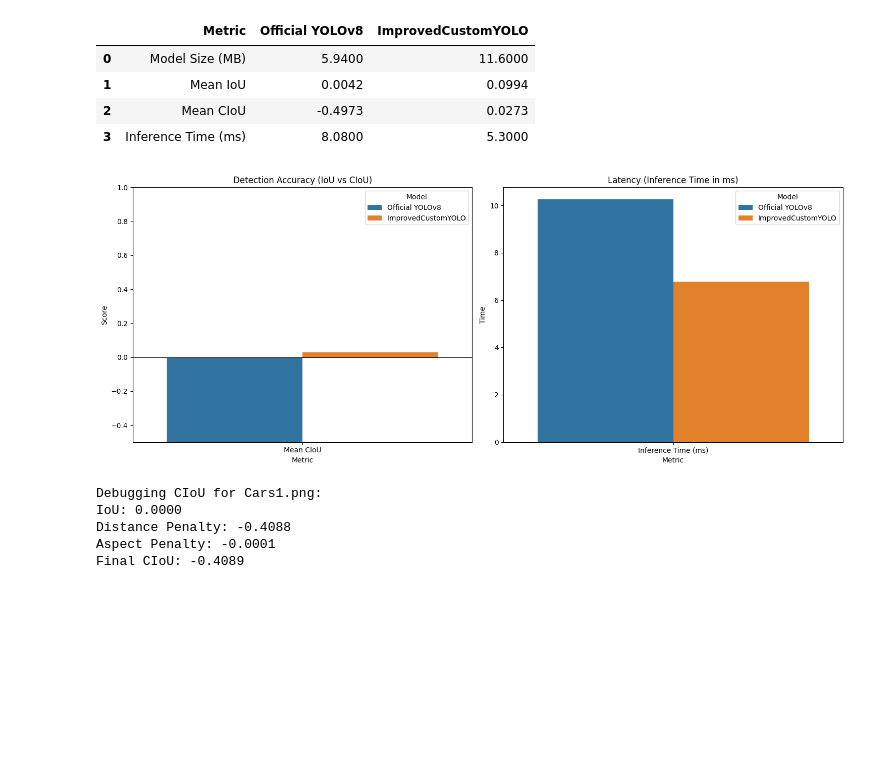
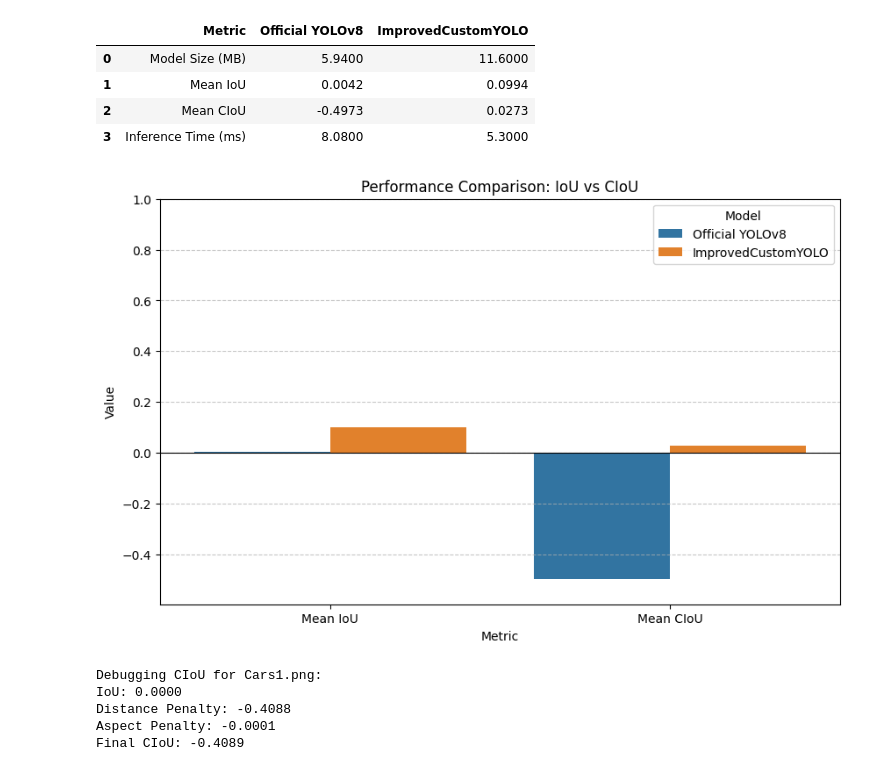
Before and after one commit to RRRRRRL/CarPlate, a Jupyter notebook: CarPlate_Colab_Pipeline.ipynb, the cells around one changed output. Saved outputs shown, nothing was run; the diff lists cells and outputs as text; code cells hidden in the pictures; blank space fills up the shorter version.

```diff
--- a/CarPlate_Colab_Pipeline.ipynb
+++ b/CarPlate_Colab_Pipeline.ipynb
@@ -597,41 +597,40 @@ else:
 # %%
 import pandas as pd
 import matplotlib.pyplot as plt
 import seaborn as sns
 import os
 
 def visualize_comparison(csv_path='runs/comparison/performance_comparison.csv'):
     if not os.path.exists(csv_path):
         print(f"Comparison file not found at {csv_path}. Please run the 'run-pipeline' cell first.")
         return
 
     df_comp = pd.read_csv(csv_path)
+
+    # Ensure the columns are numeric for plotting
     df_comp['Official YOLOv8'] = pd.to_numeric(df_comp['Official YOLOv8'])
     df_comp['ImprovedCustomYOLO'] = pd.to_numeric(df_comp['ImprovedCustomYOLO'])
 
-    fig, axes = plt.subplots(1, 2, figsize=(15, 6))
+    # Filter for the accuracy metrics the user requested
+    acc_metrics = ['Mean IoU', 'Mean CIoU']
+    df_acc = df_comp[df_comp['Metric'].isin(acc_metrics)]
 
-    # Plot 1: Accuracy Metrics (IoU & CIoU)
-    acc_metrics = ['Mean IoU', 'Mean CIoU']
-    acc_data = df_comp[df_comp['Metric'].isin(acc_metrics)]
-    sns.barplot(data=pd.melt(acc_data, id_vars=['Metric'], var_name='Model', value_name='Score'),
-                x='Metric', y='Score', hue='Model', ax=axes[0])
-    axes[0].set_title('Detection Accuracy (IoU vs CIoU)')
-    axes[0].set_ylim(-0.5, 1.0)
-    axes[0].axhline(0, color='black', linewidth=0.8)
+    # Melt the dataframe for seaborn plotting
+    df_plot = pd.melt(df_acc, id_vars=['Metric'], var_name='Model', value_name='Score')
 
-    # Plot 2: Inference Time
-    latency_data = df_comp[df_comp['Metric'] == 'Inference Time (ms)']
-    sns.barplot(data=pd.melt(latency_data, id_vars=['Metric'], var_name='Model', value_name='Time'),
-                x='Metric', y='Time', hue='Model', ax=axes[1])
-    axes[1].set_title('Latency (Inference Time in ms)')
+    plt.figure(figsize=(10, 6))
+    sns.barplot(data=df_plot, x='Metric', y='Score', hue='Model')
 
-    plt.tight_layout()
+    plt.title('Performance Comparison: IoU vs CIoU')
+    plt.ylabel('Value')
+    plt.ylim(min(df_plot['Score'].min() - 0.1, 0), max(df_plot['Score'].max() + 0.1, 1.0))
+    plt.grid(axis='y', linestyle='--', alpha=0.7)
+    plt.axhline(0, color='black', linewidth=0.8)
     plt.show()
 
 visualize_comparison()
 # %% [output]
-[figure, old version]
+[figure, new version]
 # %%
 import numpy as np
 
```
